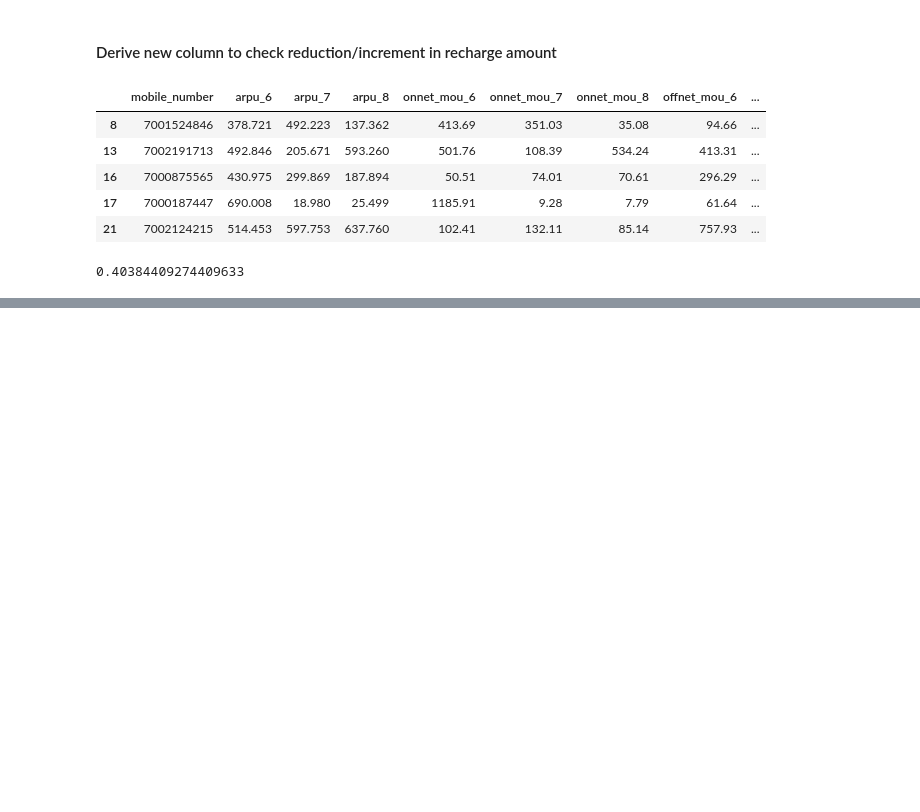
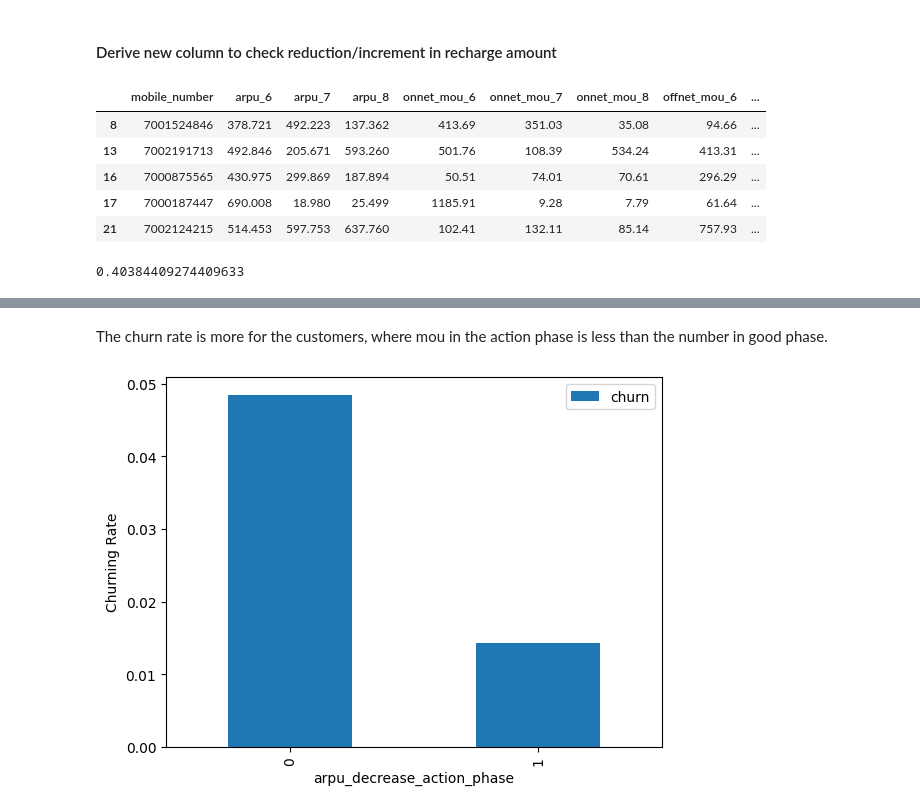
Before and after one commit to AkankshaDwivedi/telecom-churn-assignment, a Jupyter notebook: Telecom_Churn_Case_study.ipynb, the cells around one changed output, grey strips where cells are left out. Saved outputs shown, nothing was run; the diff lists cells and outputs as text; code cells hidden in the pictures; blank space fills up the shorter version.

```diff
--- a/Telecom_Churn_Case_study.ipynb
+++ b/Telecom_Churn_Case_study.ipynb
@@ -869,0 +974,8 @@ telecom_df['decrease_rech_amt_action'].mean()
+# %% [markdown]
+The churn rate is more for the customers, where mou in the action phase is less than the number in good phase.
+# %%
+telecom_df.pivot_table(values='churn', index='arpu_decrease_action_phase', aggfunc='mean').plot.bar()
+plt.ylabel('Churning Rate')
+plt.show()
+# %% [output]
+[figure, added]
```
Also changed, not shown: parts of 46 cells of this notebook.
